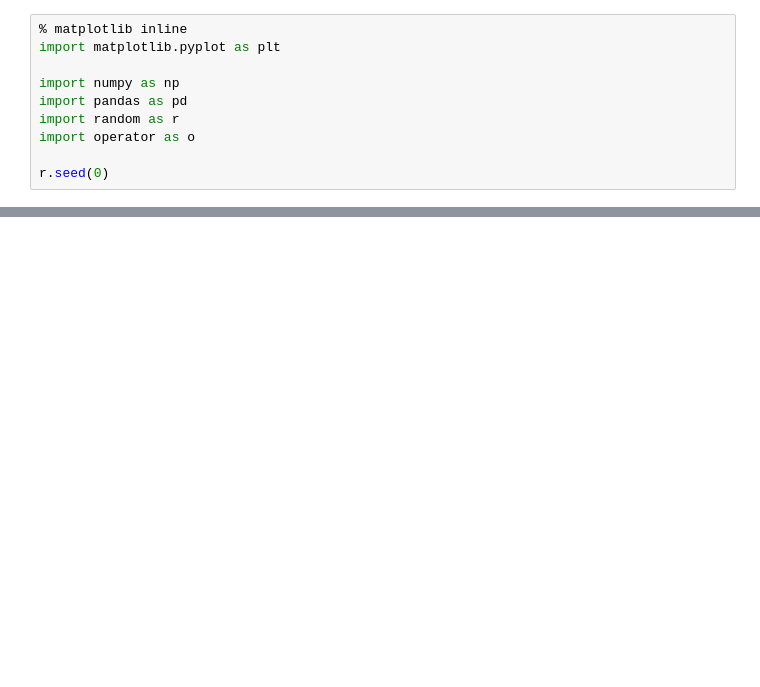
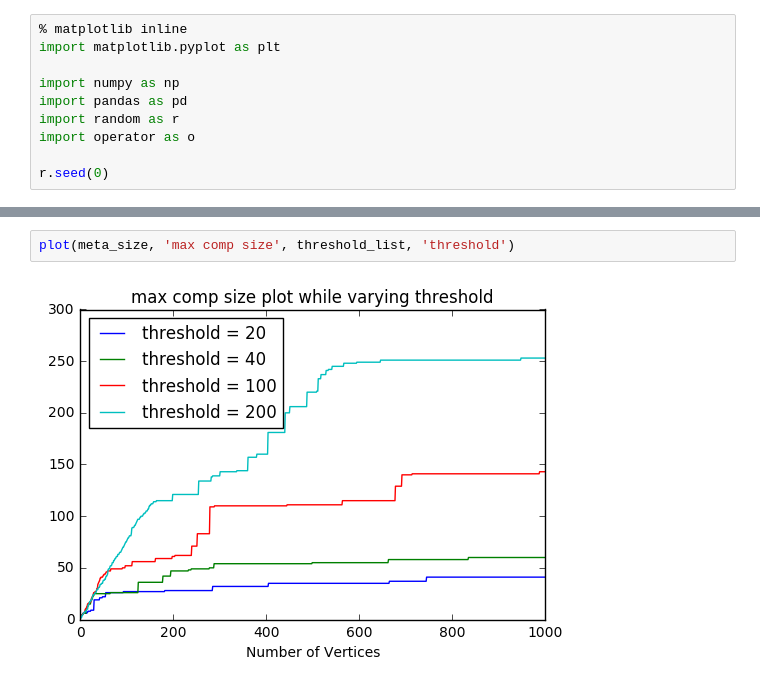
Before and after one commit to ostwind/network_resource_dom, a Jupyter notebook: analysis/ground_truth.ipynb, the cells around one changed output, grey strips where cells are left out. Saved outputs shown, nothing was run; the diff lists cells and outputs as text; blank space fills up the shorter version.

```diff
--- a/analysis/ground_truth.ipynb
+++ b/analysis/ground_truth.ipynb
@@ -127,0 +132,4 @@ plt.plot(range(len(stat_to_track2)) , stat_to_track2  )
+# %%
+plot(meta_size, 'max comp size', threshold_list, 'threshold')
+# %% [output]
+[figure, added]
```
Also changed, not shown: parts of 10 cells of this notebook.
